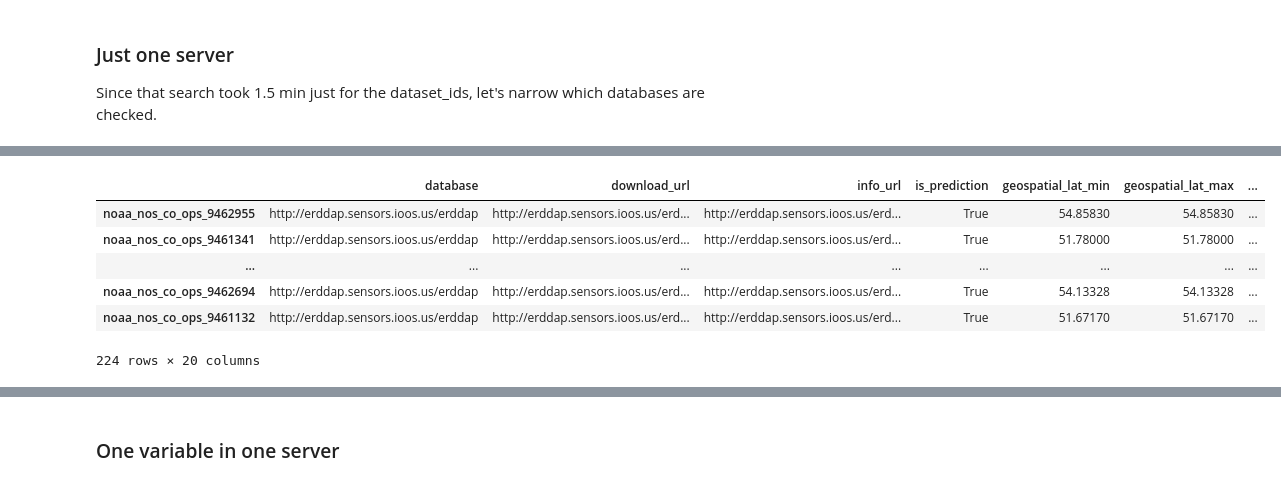
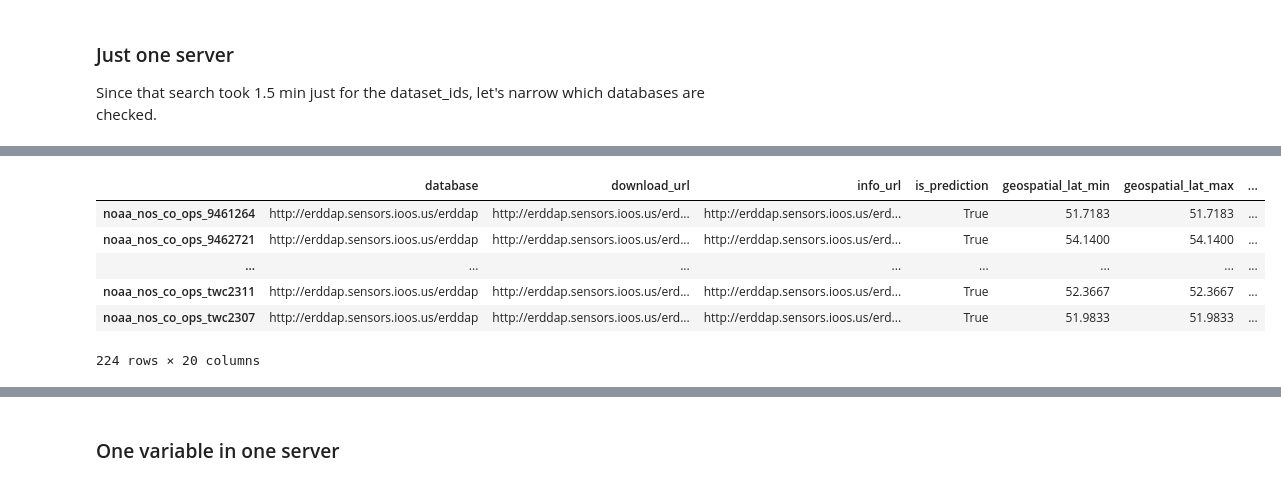
Before and after one commit to axiom-data-science/ocean_data_gateway, a Jupyter notebook: docs/demo.ipynb, the cells around one changed output, grey strips where cells are left out. Drawn from its saved outputs; the diff is of its cells as text; code cells hidden in the pictures.

```diff
--- a/docs/demo.ipynb
+++ b/docs/demo.ipynb
@@ -71,4 +66,4 @@ Wall time: 930 ms
 # %%
 %%time
-data.meta[0]
+data.meta
 # %% [output]
@@ -77,9 +72,9 @@ Wall time: 11 s
 |  | database | download_url | info_url | is_prediction | geospatial_lat_min | geospatial_lat_max | ... |
-| noaa_nos_co_ops_9462955 | http://erddap.sensors.ioos.us/erddap | http://erddap.sensors.ioos.us/erd... | http://erddap.sensors.ioos.us/erd... | True | 54.85830 | 54.85830 | ... |
-| noaa_nos_co_ops_9461341 | http://erddap.sensors.ioos.us/erddap | http://erddap.sensors.ioos.us/erd... | http://erddap.sensors.ioos.us/erd... | True | 51.78000 | 51.78000 | ... |
+| noaa_nos_co_ops_9461264 | http://erddap.sensors.ioos.us/erddap | http://erddap.sensors.ioos.us/erd... | http://erddap.sensors.ioos.us/erd... | True | 51.7183 | 51.7183 | ... |
+| noaa_nos_co_ops_9462721 | http://erddap.sensors.ioos.us/erddap | http://erddap.sensors.ioos.us/erd... | http://erddap.sensors.ioos.us/erd... | True | 54.1400 | 54.1400 | ... |
 | ... | ... | ... | ... | ... | ... | ... | ... |
-| noaa_nos_co_ops_9462694 | http://erddap.sensors.ioos.us/erddap | http://erddap.sensors.ioos.us/erd... | http://erddap.sensors.ioos.us/erd... | True | 54.13328 | 54.13328 | ... |
-| noaa_nos_co_ops_9461132 | http://erddap.sensors.ioos.us/erddap | http://erddap.sensors.ioos.us/erd... | http://erddap.sensors.ioos.us/erd... | True | 51.67170 | 51.67170 | ... |
+| noaa_nos_co_ops_twc2311 | http://erddap.sensors.ioos.us/erddap | http://erddap.sensors.ioos.us/erd... | http://erddap.sensors.ioos.us/erd... | True | 52.3667 | 52.3667 | ... |
+| noaa_nos_co_ops_twc2307 | http://erddap.sensors.ioos.us/erddap | http://erddap.sensors.ioos.us/erd... | http://erddap.sensors.ioos.us/erd... | True | 51.9833 | 51.9833 | ... |
 224 rows × 20 columns
 # %%
 %%time
```
Also changed, not shown: parts of 15 cells of this notebook, 10 other files.
